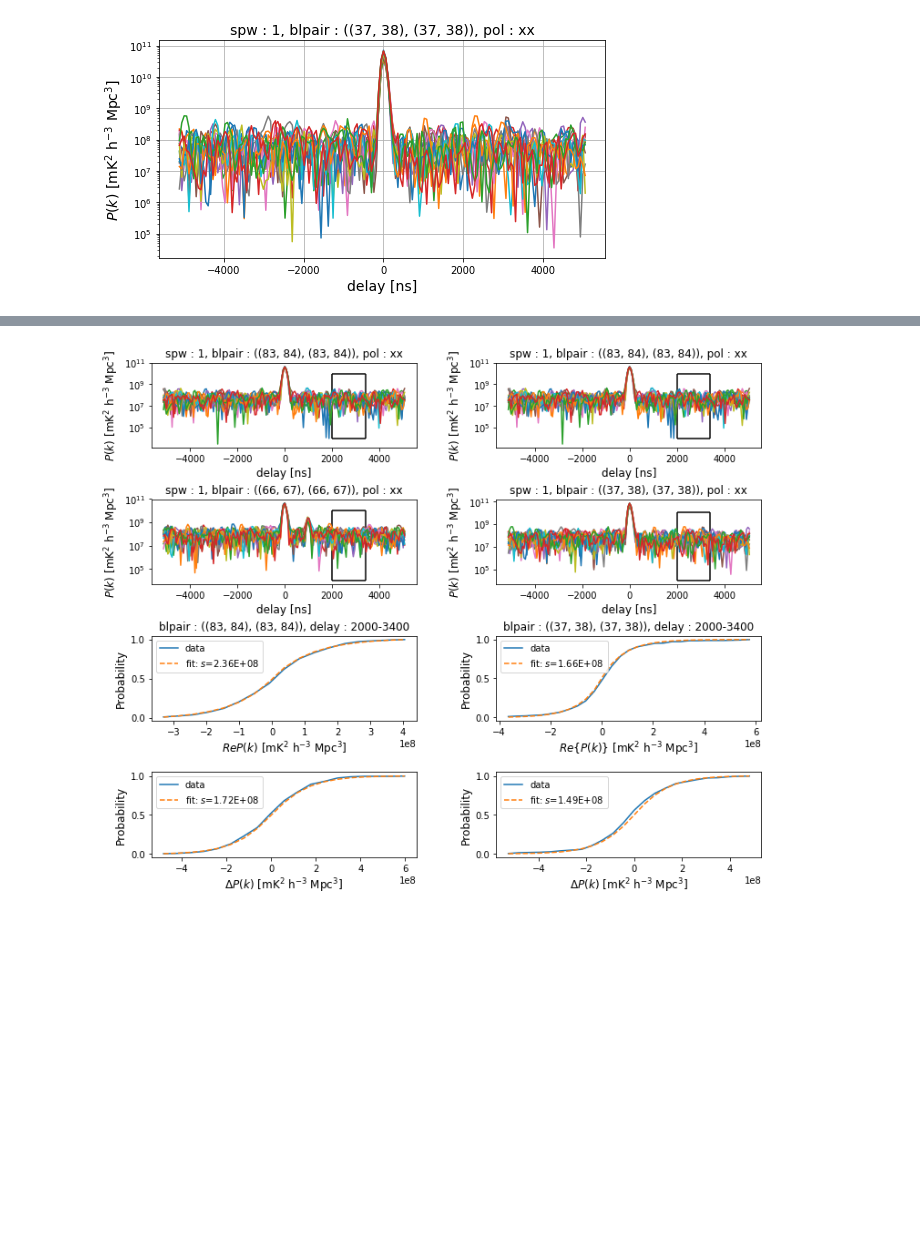
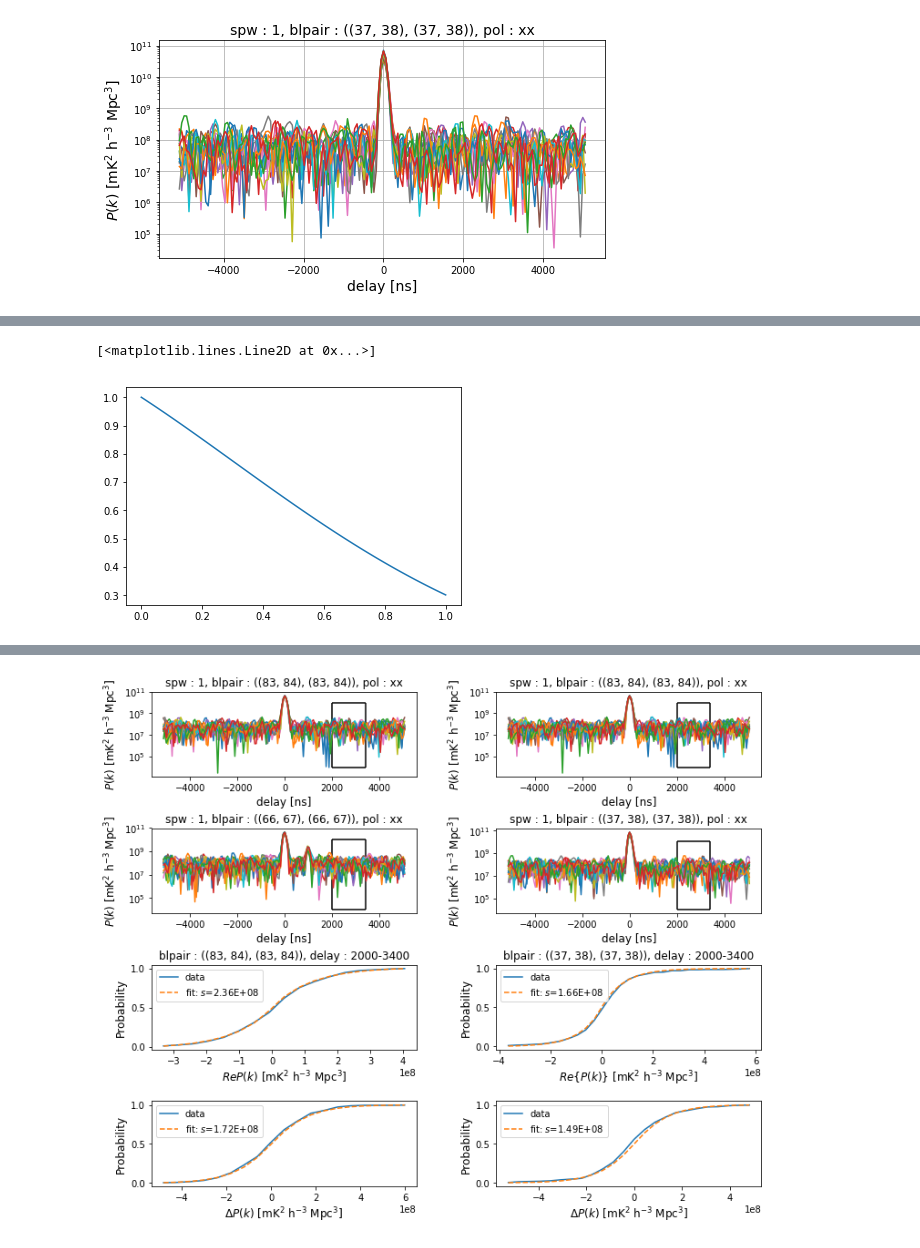
Before and after one commit to acliu/mcgill_sandbox, a Jupyter notebook: dixin/null_clean.ipynb, the cells around one changed output, grey strips where cells are left out. Drawn from its saved outputs; the diff is of its cells as text; code cells hidden in the pictures; blank space fills up the shorter version.

```diff
--- a/dixin/null_clean.ipynb
+++ b/dixin/null_clean.ipynb
@@ -315,6 +315,12 @@ plt.show()
 # %%
 power = {0: power1, 1:power2, 2:power3}
 key = {0: key1, 1:key2, 3:key3}
+# %%
+k = np.linspace(0, 1, 100)
+y = np.exp(-0.7*k-k**2/2)
+# %% [output]
+[<matplotlib.lines.Line2D at 0x...>]
+[figure, added]
 # %%
 def clean_null_test(dly1, dly2, avg):
     # null test
```
Also changed, not shown: parts of 10 cells of this notebook.
